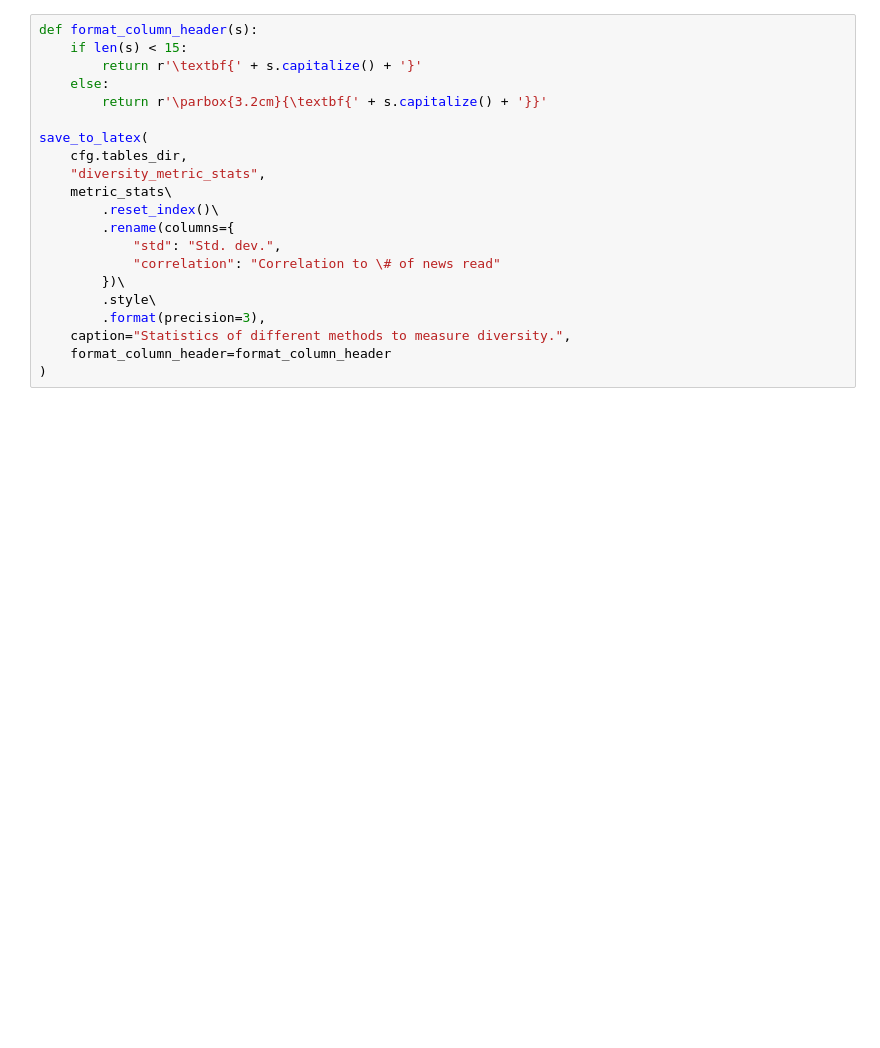
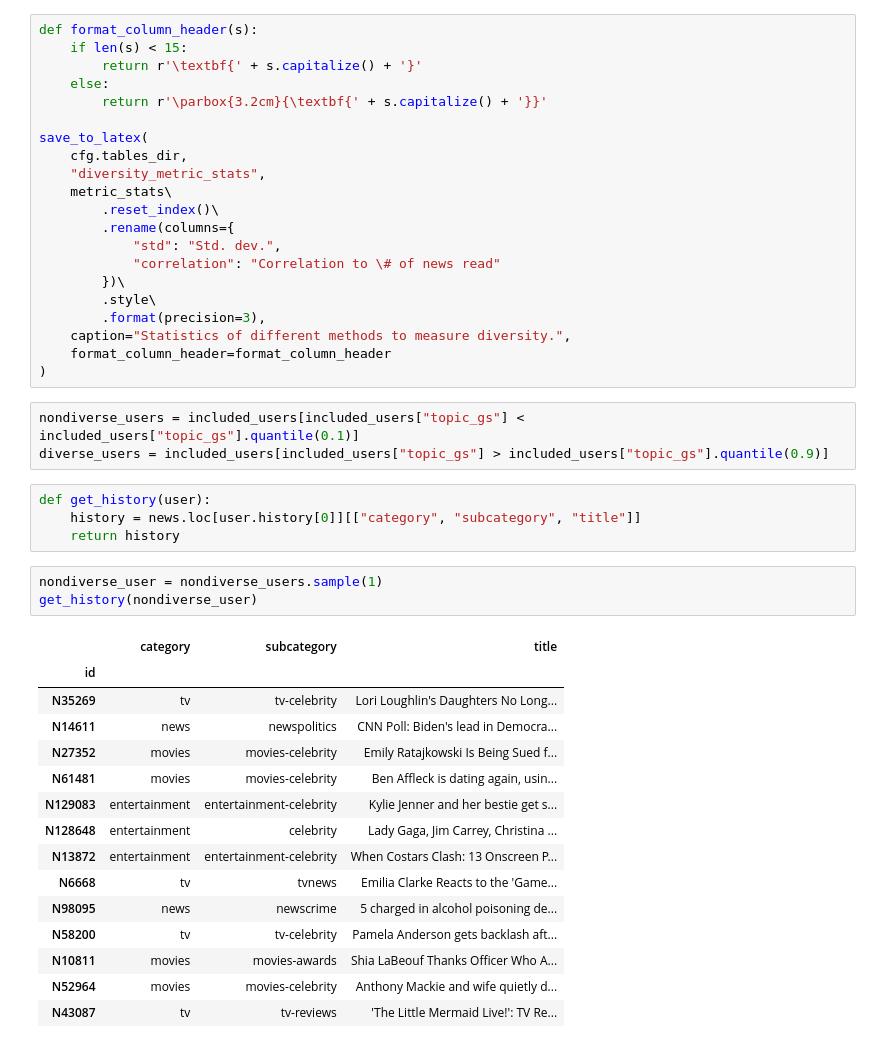
Before and after one commit to koengommers/news-recommendation, a Jupyter notebook: notebooks/Reading diversity.ipynb, the cells around one changed output. Saved outputs shown, nothing was run; the diff lists cells and outputs as text; blank space fills up the shorter version.

```diff
--- a/notebooks/Reading diversity.ipynb
+++ b/notebooks/Reading diversity.ipynb
@@ -289,3 +316,29 @@ save_to_latex(
     caption="Statistics of different methods to measure diversity.",
     format_column_header=format_column_header
 )
+# %%
+nondiverse_users = included_users[included_users["topic_gs"] < included_users["topic_gs"].quantile(0.1)]
+diverse_users = included_users[included_users["topic_gs"] > included_users["topic_gs"].quantile(0.9)]
+# %%
+def get_history(user):
+    history = news.loc[user.history[0]][["category", "subcategory", "title"]]
+    return history
+# %%
+nondiverse_user = nondiverse_users.sample(1)
+get_history(nondiverse_user)
+# %% [output]
+|  | category | subcategory | title |
+| id |  |  |  |
+| N35269 | tv | tv-celebrity | Lori Loughlin's Daughters No Long... |
+| N14611 | news | newspolitics | CNN Poll: Biden's lead in Democra... |
+| N27352 | movies | movies-celebrity | Emily Ratajkowski Is Being Sued f... |
+| N61481 | movies | movies-celebrity | Ben Affleck is dating again, usin... |
+| N129083 | entertainment | entertainment-celebrity | Kylie Jenner and her bestie get s... |
+| N128648 | entertainment | celebrity | Lady Gaga, Jim Carrey, Christina ... |
+| N13872 | entertainment | entertainment-celebrity | When Costars Clash: 13 Onscreen P... |
+| N6668 | tv | tvnews | Emilia Clarke Reacts to the 'Game... |
+| N98095 | news | newscrime | 5 charged in alcohol poisoning de... |
+| N58200 | tv | tv-celebrity | Pamela Anderson gets backlash aft... |
+| N10811 | movies | movies-awards | Shia LaBeouf Thanks Officer Who A... |
+| N52964 | movies | movies-celebrity | Anthony Mackie and wife quietly d... |
+| N43087 | tv | tv-reviews | 'The Little Mermaid Live!': TV Re... |
```
Also changed, not shown: parts of 7 cells of this notebook.
